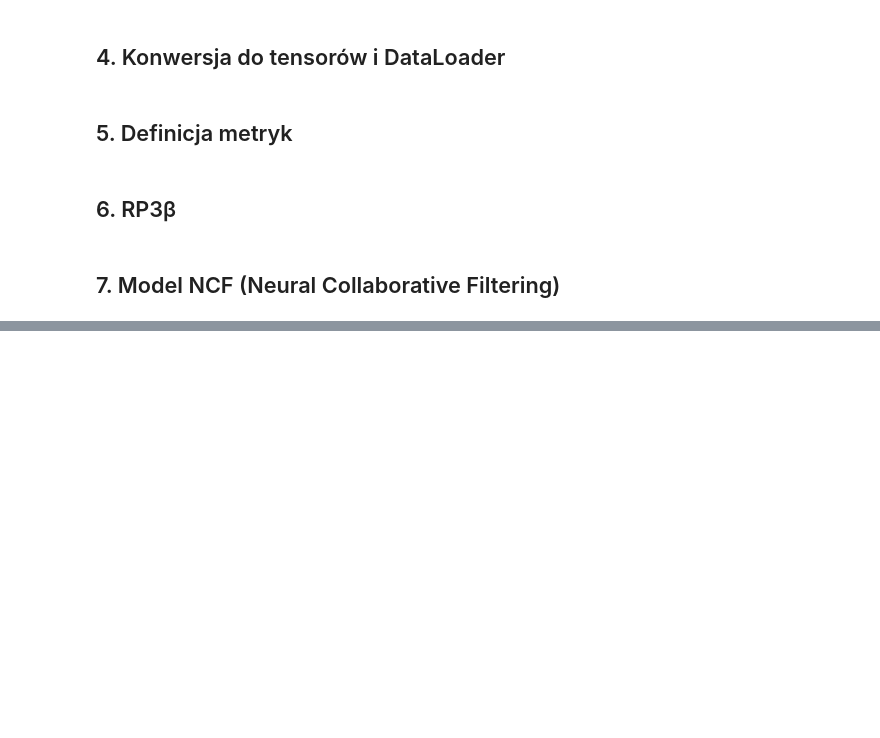
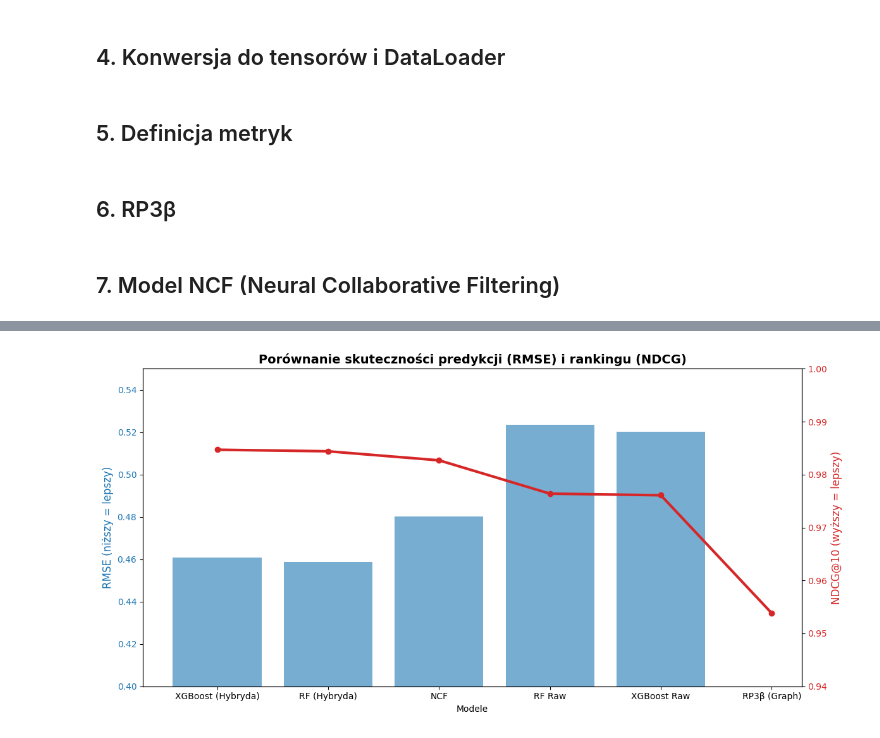
Before and after one commit to FIlip2423/wine-recommender, a Jupyter notebook: wine_recommender.ipynb, the cells around one changed output, grey strips where cells are left out. Cells and saved outputs as stored; diff of their text form; code cells hidden in the pictures; blank space fills up the shorter version.

```diff
--- a/wine_recommender.ipynb
+++ b/wine_recommender.ipynb
@@ -505,0 +729,38 @@ print("Wyniki zapisane do 'model_metrics.csv'")
+# %%
+import matplotlib.pyplot as plt
+import pandas as pd
+import numpy as np
+
+# Dane z Twojej tabeli
+data = {
+    'Model': ['XGBoost (Hybryda)', 'RF (Hybryda)', 'NCF', 'RF Raw', 'XGBoost Raw', 'RP3β (Graph)'],
+    'RMSE': [0.4609, 0.4586, 0.4803, 0.5235, 0.5201, np.nan],
+    'NDCG@10': [0.9847, 0.9844, 0.9827, 0.9764, 0.9761, 0.9538]
+}
+
+df_plot = pd.DataFrame(data)
+
+fig, ax1 = plt.subplots(figsize=(12, 6))
+
+# Wykres słupkowy dla RMSE
+color1 = 'tab:blue'
+ax1.set_xlabel('Modele')
+ax1.set_ylabel('RMSE (niższy = lepszy)', color=color1, fontsize=12)
+bars = ax1.bar(df_plot['Model'], df_plot['RMSE'], color=color1, alpha=0.6, label='RMSE')
+ax1.tick_params(axis='y', labelcolor=color1)
+ax1.set_ylim(0.4, 0.55) # Skupienie na różnicach
+
+# Druga oś dla NDCG
+ax2 = ax1.twinx()
+color2 = 'tab:red'
+ax2.set_ylabel('NDCG@10 (wyższy = lepszy)', color=color2, fontsize=12)
+ax2.plot(df_plot['Model'], df_plot['NDCG@10'], color=color2, marker='o', linewidth=3, label='NDCG@10')
+ax2.tick_params(axis='y', labelcolor=color2)
+ax2.set_ylim(0.94, 1.0)
+
+plt.title('Porównanie skuteczności predykcji (RMSE) i rankingu (NDCG)', fontsize=14, fontweight='bold')
+fig.tight_layout()
+plt.xticks(rotation=45)
+plt.show()
+# %% [output]
+[figure, added]
```
Also changed, not shown: parts of 29 cells of this notebook, 4 other files.
